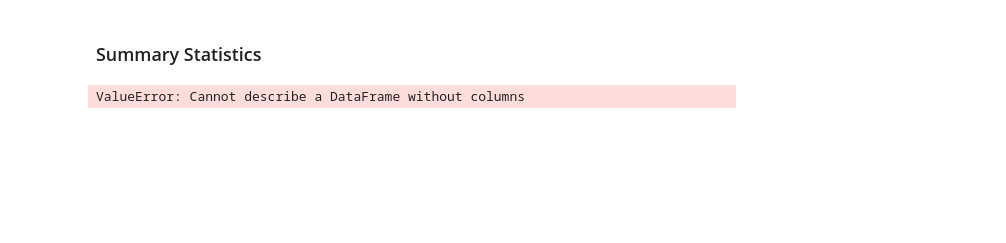
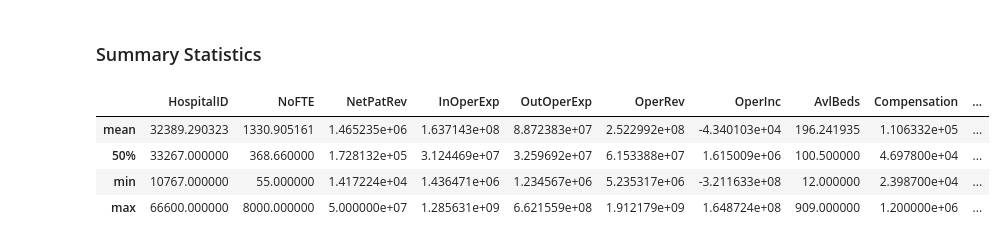
Before and after one commit to MarkLannen/week9labs, a Jupyter notebook: 09_Instructor_Lab_Lannen.ipynb, the cells around one changed output. Drawn from its saved outputs; the diff is of its cells as text; code cells hidden in the pictures; blank space fills up the shorter version.

Commit message:
troubleshooting in progress. Need to understand how to get all text columns in dataframe

```diff
--- a/09_Instructor_Lab_Lannen.ipynb
+++ b/09_Instructor_Lab_Lannen.ipynb
@@ -134,23 +134,26 @@ merged_data
 # %%
 # create variable to hold numerical columns
 numerical_columns = ['NoFTE', 'NetPatRev', 'InOperExp', 'OutOperExp', 'OperRev', 'OperInc', 'AvlBeds']
 
 # Use describe() to produce requested stats of numerical variables
 numerical_statistical_summary = merged_data.describe().loc[['mean', '50%', 'min', 'max']]
 
 
 # * Provide summary statistics of your text variables.
-text_variable_columns_stat_summary = merged_data[text_variable_columns].describe()
+# text_variable_columns_stat_summary = merged_data[text_variable_columns].describe()
 
 # create variable to hold categorical columns
-categorical_columns = categorical_columns = ['TypeControl', 'Teaching', 'DonorType', 'Gender', 'PositionTitle']
+categorical_columns = ['TypeControl', 'Teaching', 'DonorType', 'Gender', 'PositionTitle']
 
 # Use describe() to produce requested statistical summary of categorical columns
 categorical_statistical_summary = merged_data[categorical_columns].describe()
 
-# numerical_statistical_summary
-# text_variable_columns
-text_variable_columns
-text_variable_columns_stat_summary
+numerical_statistical_summary
+
+# text_variable_columns_stat_summary
 # %% [output]
-ValueError: Cannot describe a DataFrame without columns
+|  | HospitalID | NoFTE | NetPatRev | InOperExp | OutOperExp | OperRev | OperInc | AvlBeds | Compensation | ... |
+| mean | 32389.290323 | 1330.905161 | 1.465235e+06 | 1.637143e+08 | 8.872383e+07 | 2.522992e+08 | -4.340103e+04 | 196.241935 | 1.106332e+05 | ... |
+| 50% | 33267.000000 | 368.660000 | 1.728132e+05 | 3.124469e+07 | 3.259692e+07 | 6.153388e+07 | 1.615009e+06 | 100.500000 | 4.697800e+04 | ... |
+| min | 10767.000000 | 55.000000 | 1.417224e+04 | 1.436471e+06 | 1.234567e+06 | 5.235317e+06 | -3.211633e+08 | 12.000000 | 2.398700e+04 | ... |
+| max | 66600.000000 | 8000.000000 | 5.000000e+07 | 1.285631e+09 | 6.621559e+08 | 1.912179e+09 | 1.648724e+08 | 909.000000 | 1.200000e+06 | ... |
```
Also changed, not shown: parts of 2 cells of this notebook.
